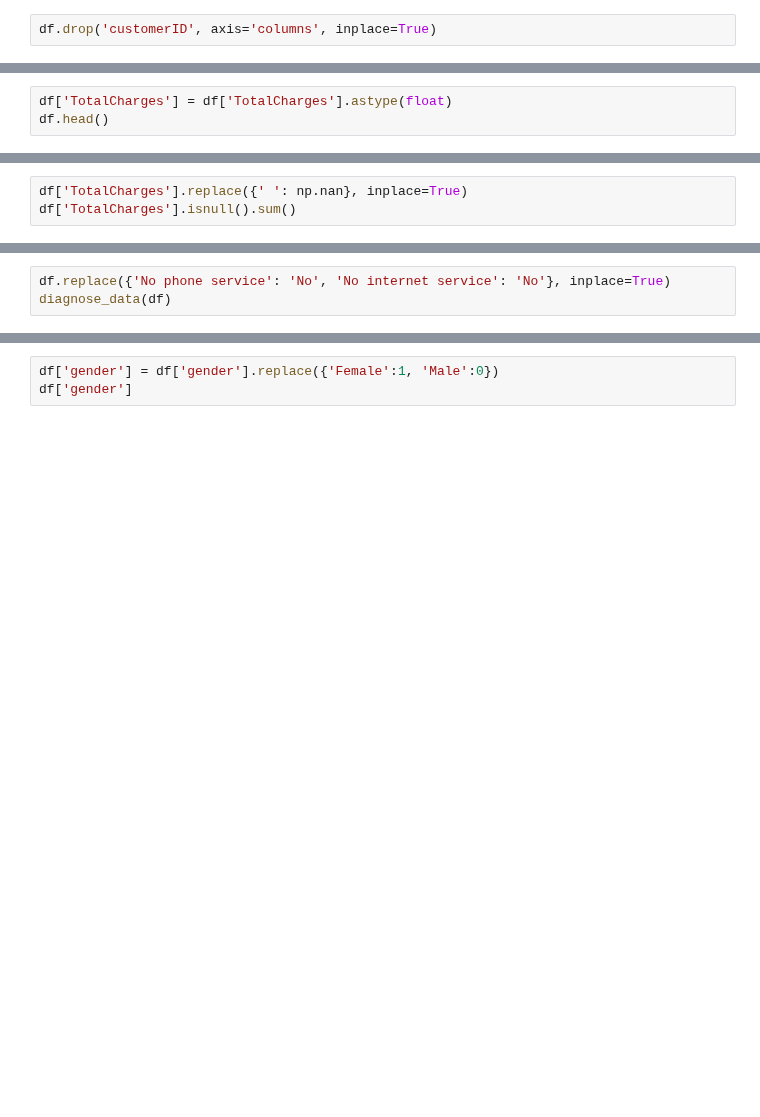
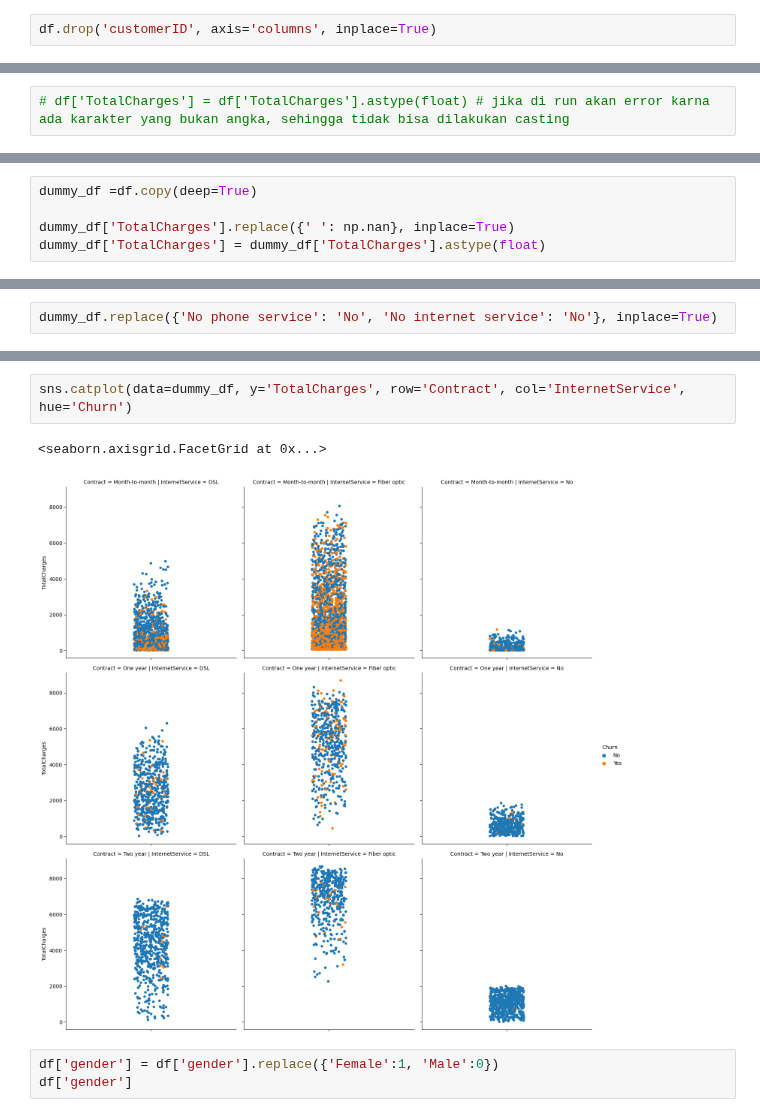
Before and after one commit to AnggaDS01/Python, a Jupyter notebook: Machine-learning/churn_customer/churn_prediction.ipynb, the cells around one changed output, grey strips where cells are left out. Cells and saved outputs as stored; diff of their text form; blank space fills up the shorter version.

Commit message:
merapihkan file churn_prediction.ipynb (tahap 1)

```diff
--- a/Machine-learning/churn_customer/churn_prediction.ipynb
+++ b/Machine-learning/churn_customer/churn_prediction.ipynb
@@ -94,3 +139,2 @@ Churn: ['No' 'Yes']
 # %%
-df['TotalCharges'] = df['TotalCharges'].astype(float)
-df.head()
+# df['TotalCharges'] = df['TotalCharges'].astype(float) # jika di run akan error karna ada karakter yang bukan angka, sehingga tidak bisa dilakukan casting
@@ -99,3 +168,5 @@ ValueError: could not convert string to float: ''
 # %%
-df['TotalCharges'].replace({' ': np.nan}, inplace=True)
-df['TotalCharges'].isnull().sum()
+dummy_df =df.copy(deep=True)
+
+dummy_df['TotalCharges'].replace({' ': np.nan}, inplace=True)
+dummy_df['TotalCharges'] = dummy_df['TotalCharges'].astype(float)
@@ -131,3 +222,2 @@ Churn: ['No' 'Yes']
 # %%
-df.replace({'No phone service': 'No', 'No internet service': 'No'}, inplace=True)
-diagnose_data(df)
+dummy_df.replace({'No phone service': 'No', 'No internet service': 'No'}, inplace=True)
@@ -244,3 +264,8 @@ Churn: [0 1]
+# %%
+sns.catplot(data=dummy_df, y='TotalCharges', row='Contract', col='InternetService', hue='Churn')
+# %% [output]
+<seaborn.axisgrid.FacetGrid at 0x...>
+[figure, added]
 # %%
 df['gender'] = df['gender'].replace({'Female':1, 'Male':0})
 df['gender']
```
Also changed, not shown: parts of 26 cells of this notebook.
